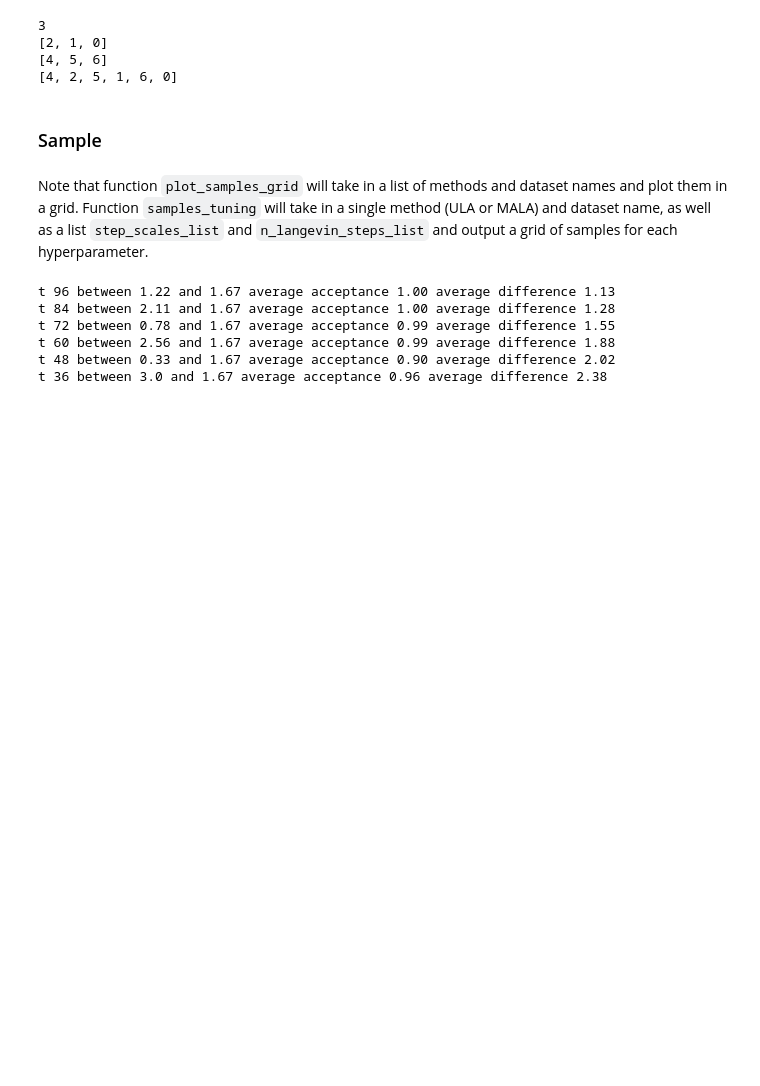
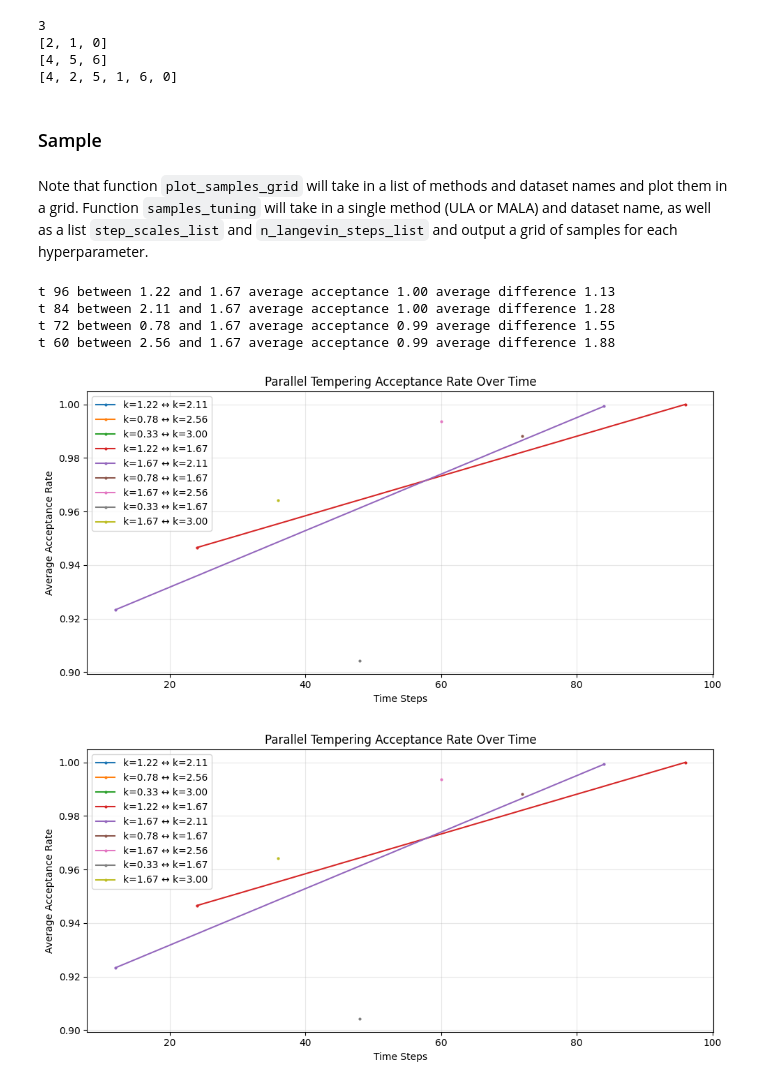
Before and after one commit to oatmeallover/parallel_tempering, a Jupyter notebook: tempered_energy.ipynb, the cells around one changed output. Cells and saved outputs as stored; diff of their text form; code cells hidden in the pictures; blank space fills up the shorter version.

```diff
--- a/tempered_energy.ipynb
+++ b/tempered_energy.ipynb
@@ -33,7 +33,7 @@ dataset_name = "composed"
 k = 3.0
 sigma = 0.6
 step_scale = 2
-n_langevin_steps = 8
+n_langevin_steps = 0
 n_replicas = 7 # odd
 
 x_ladder, a_ladder = ladder_ddpm(dataset_name, k, sigma, step_scale, n_langevin_steps, n_replicas, x_limit=6, save_dir="figures", figsize_per_panel=(5,4), filename=None)
@@ -42,8 +42,6 @@ t 96 between 1.22 and 1.67 average acceptance 1.00 average difference 1.13
 t 84 between 2.11 and 1.67 average acceptance 1.00 average difference 1.28
 t 72 between 0.78 and 1.67 average acceptance 0.99 average difference 1.55
 t 60 between 2.56 and 1.67 average acceptance 0.99 average difference 1.88
-t 48 between 0.33 and 1.67 average acceptance 0.90 average difference 2.02
-t 36 between 3.0 and 1.67 average acceptance 0.96 average difference 2.38
 # %%
 import matplotlib.pyplot as plt
 import numpy as np
@@ -51,17 +49,20 @@ import os
 import torch
 from collections import defaultdict
 
-def plot_acceptance_over_time(a_ladder, n_langevin_steps, save_dir="figures", filename="swaps_acceptance_time.png"):
+def plot_acceptance_over_time(a_ladder, ts_desc, save_dir="figures", filename="swaps_acceptance_time.png"):
 
 	fig, ax = plt.subplots(figsize=(10, 5))
 
 	for (k_less, k_more), records in a_ladder.items():
+		swap_steps = []
 		steps = sorted(records.keys())
+		for step in steps:
+			swap_steps.append(step.cpu().numpy())
 		means = [records[step].mean().item() for step in steps]
 
-		ax.plot(steps, means, label=f"k={k_less:.2f} ↔ k={k_more:.2f}", marker='o', markersize=2)
+		ax.plot(swap_steps, means, label=f"k={k_less:.2f} ↔ k={k_more:.2f}", marker='o', markersize=2)
 
-	ax.set_xlabel("Langevin Steps")
+	ax.set_xlabel("Time Steps")
 	ax.set_ylabel("Average Acceptance Rate")
 	ax.set_title("Parallel Tempering Acceptance Rate Over Time")
 	ax.legend()
@@ -73,6 +74,11 @@ def plot_acceptance_over_time(a_ladder, n_langevin_steps, save_dir="figures", fi
 	plt.show()
 
 	return fig
+# %%
+plot_acceptance_over_time(a_ladder, 0)
+# %% [output]
+[figure, added]
+[figure, added]
 # %%
 from src.dataset import compute_mixture_pdf
 from src.config import DATASETS
```
Also changed, not shown: parts of 2 cells of this notebook, 9 other files.
